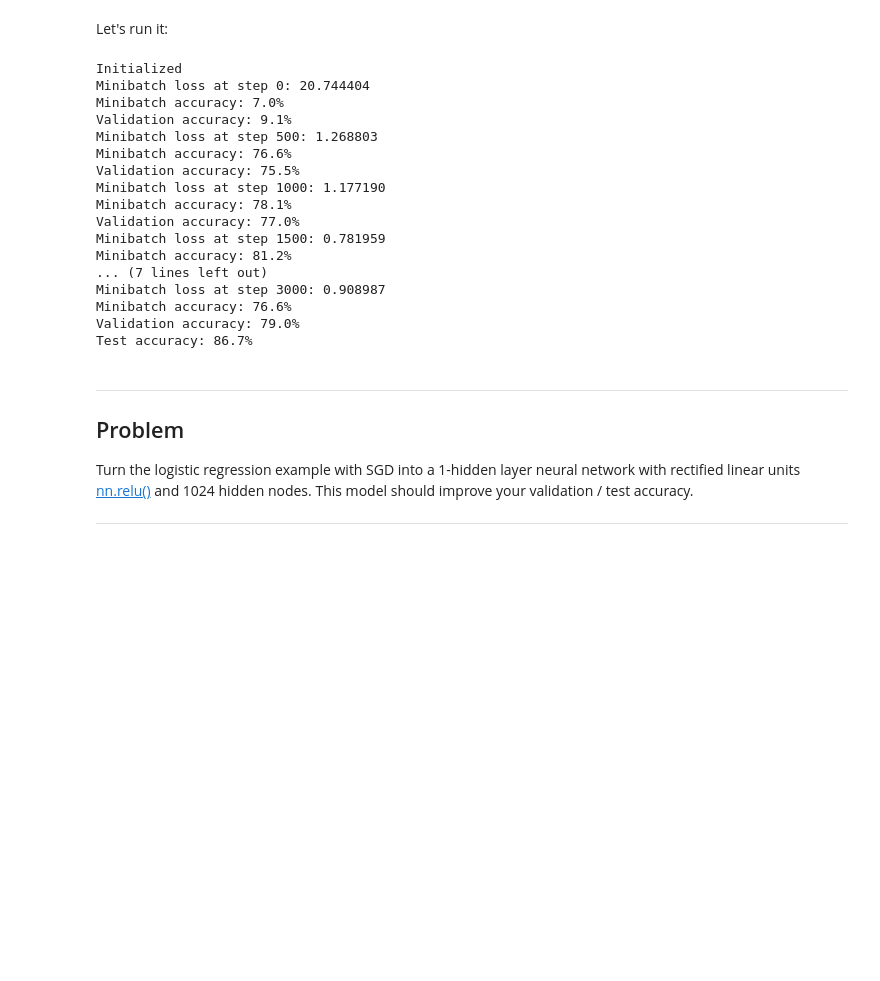
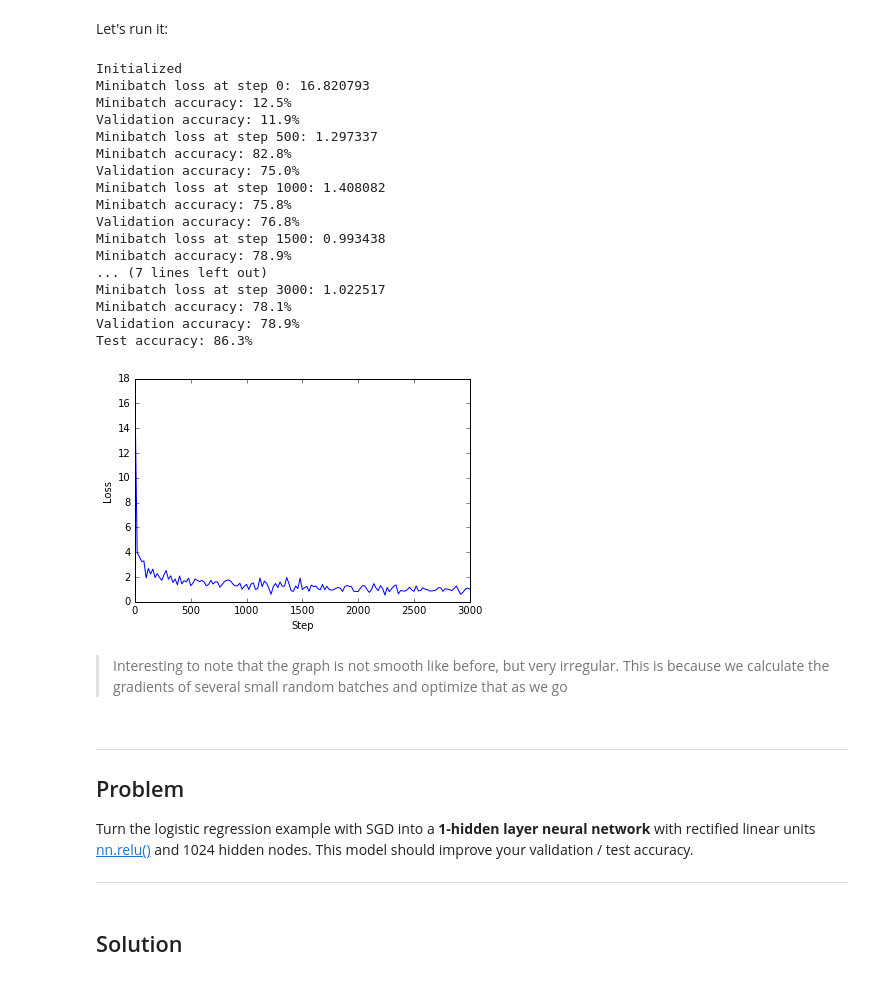
Before and after one commit to sagarjauhari/ud730-deep-learning, a Jupyter notebook: 2_fullyconnected.ipynb, the cells around one changed output. Drawn from its saved outputs; the diff is of its cells as text; code cells hidden in the pictures; blank space fills up the shorter version.

```diff
--- a/2_fullyconnected.ipynb
+++ b/2_fullyconnected.ipynb
@@ -208,51 +228,68 @@ Let's run it:
 # %%
 num_steps = 3001
 
+xx = []
+yy = []
 with tf.Session(graph=graph) as session:
   tf.initialize_all_variables().run()
   print("Initialized")
   for step in range(num_steps):
     # Pick an offset within the training data, which has been randomized.
     # Note: we could use better randomization across epochs.
     offset = (step * batch_size) % (train_labels.shape[0] - batch_size)
+
     # Generate a minibatch.
     batch_data = train_dataset[offset:(offset + batch_size), :]
     batch_labels = train_labels[offset:(offset + batch_size), :]
+
     # Prepare a dictionary telling the session where to feed the minibatch.
     # The key of the dictionary is the placeholder node of the graph to be fed,
     # and the value is the numpy array to feed to it.
     feed_dict = {tf_train_dataset : batch_data, tf_train_labels : batch_labels}
+
     _, l, predictions = session.run(
       [optimizer, loss, train_prediction], feed_dict=feed_dict)
+
+    if (step % 20 == 0):
+        xx.append(step)
+        yy.append(l)
+
     if (step % 500 == 0):
       print("Minibatch loss at step %d: %f" % (step, l))
       print("Minibatch accuracy: %.1f%%" % accuracy(predictions, batch_labels))
-      print("Validation accuracy: %.1f%%" % accuracy(
-        valid_prediction.eval(), valid_labels))
+      print("Validation accuracy: %.1f%%" % accuracy(valid_prediction.eval(), valid_labels))
+
   print("Test accuracy: %.1f%%" % accuracy(test_prediction.eval(), test_labels))
+
+plot_loss(xx, yy)
 # %% [output]
 Initialized
-Minibatch loss at step 0: 20.744404
-Minibatch accuracy: 7.0%
-Validation accuracy: 9.1%
-Minibatch loss at step 500: 1.268803
-Minibatch accuracy: 76.6%
-Validation accuracy: 75.5%
-Minibatch loss at step 1000: 1.177190
+Minibatch loss at step 0: 16.820793
+Minibatch accuracy: 12.5%
+Validation accuracy: 11.9%
+Minibatch loss at step 500: 1.297337
+Minibatch accuracy: 82.8%
+Validation accuracy: 75.0%
+Minibatch loss at step 1000: 1.408082
+Minibatch accuracy: 75.8%
+Validation accuracy: 76.8%
+Minibatch loss at step 1500: 0.993438
+Minibatch accuracy: 78.9%
+... (7 lines left out)
+Minibatch loss at step 3000: 1.022517
 Minibatch accuracy: 78.1%
-Validation accuracy: 77.0%
-Minibatch loss at step 1500: 0.781959
-Minibatch accuracy: 81.2%
-... (7 lines left out)
-Minibatch loss at step 3000: 0.908987
-Minibatch accuracy: 76.6%
-Validation accuracy: 79.0%
-Test accuracy: 86.7%
+Validation accuracy: 78.9%
+Test accuracy: 86.3%
+[figure, added]
+# %% [markdown]
+> Interesting to note that the graph is not smooth like before, but very irregular. This is because we calculate the gradients of several small random batches and optimize that as we go
 # %% [markdown]
 ---
 Problem
 -------
 
-Turn the logistic regression example with SGD into a 1-hidden layer neural network with rectified linear units [nn.relu()](https://www.tensorflow.org/versions/r0.7/api_docs/python/nn.html#relu) and 1024 hidden nodes. This model should improve your validation / test accuracy.
+Turn the logistic regression example with SGD into a **1-hidden layer neural network** with rectified linear units [nn.relu()](https://www.tensorflow.org/versions/r0.7/api_docs/python/nn.html#relu) and 1024 hidden nodes. This model should improve your validation / test accuracy.
 
 ---
+# %% [markdown]
+## Solution
```
Also changed, not shown: parts of 5 cells of this notebook.
